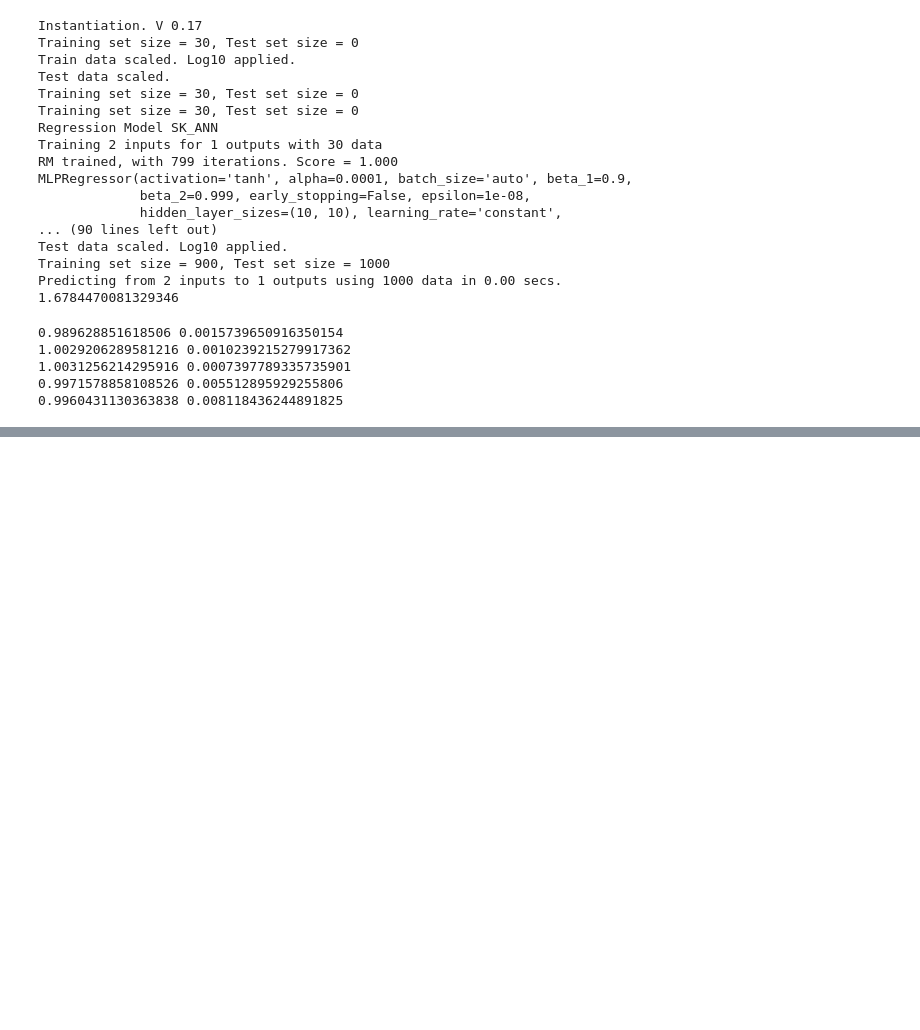
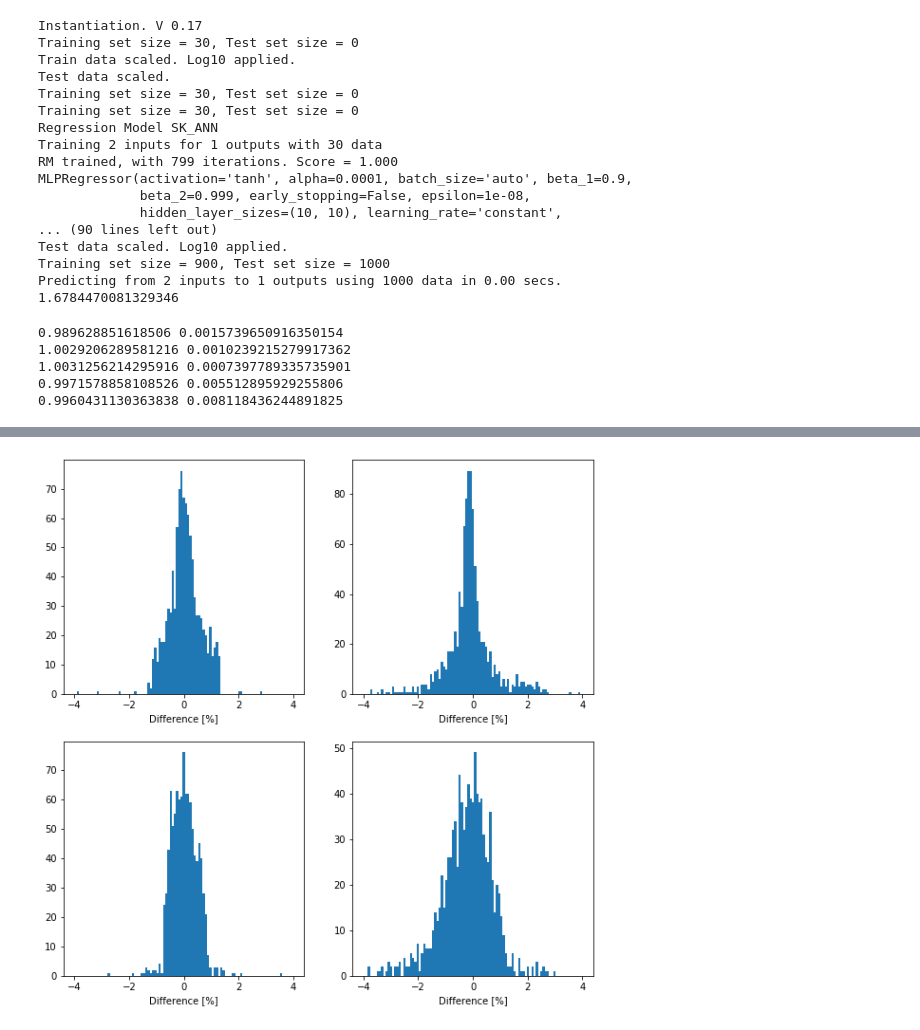
Before and after one commit to Morisset/PyNeb_devel, a Jupyter notebook: docs/Notebooks/PyNeb_manual_9.ipynb, the cells around one changed output, grey strips where cells are left out. Drawn from its saved outputs; the diff is of its cells as text; code cells hidden in the pictures; blank space fills up the shorter version.

```diff
--- a/docs/Notebooks/PyNeb_manual_9.ipynb
+++ b/docs/Notebooks/PyNeb_manual_9.ipynb
@@ -88,0 +177,11 @@ print(np.mean(rese/res2e), np.std(rese/res2e))
+# %%
+# Histograms of the differences. Not that bad indeed.
+f, ((ax1, ax2), (ax3, ax4)) = plt.subplots(2, 2, figsize=(10,10))
+ax1.hist((tem-temNN)/tem*100, bins=np.linspace(-4, 4, 100))
+ax2.hist((den-denNN)/den*100, bins=np.linspace(-4, 4, 100));
+ax3.hist((tem2-temNN2)/tem2*100, bins=np.linspace(-4, 4, 100))
+ax4.hist((den2-denNN2)/den2*100, bins=np.linspace(-4, 4, 100));
+for ax in (ax1, ax2, ax3, ax4):
+    ax.set_xlabel('Difference [%]')
+# %% [output]
+[figure, added]
```
Also changed, not shown: parts of 13 cells of this notebook, 1 other file.
